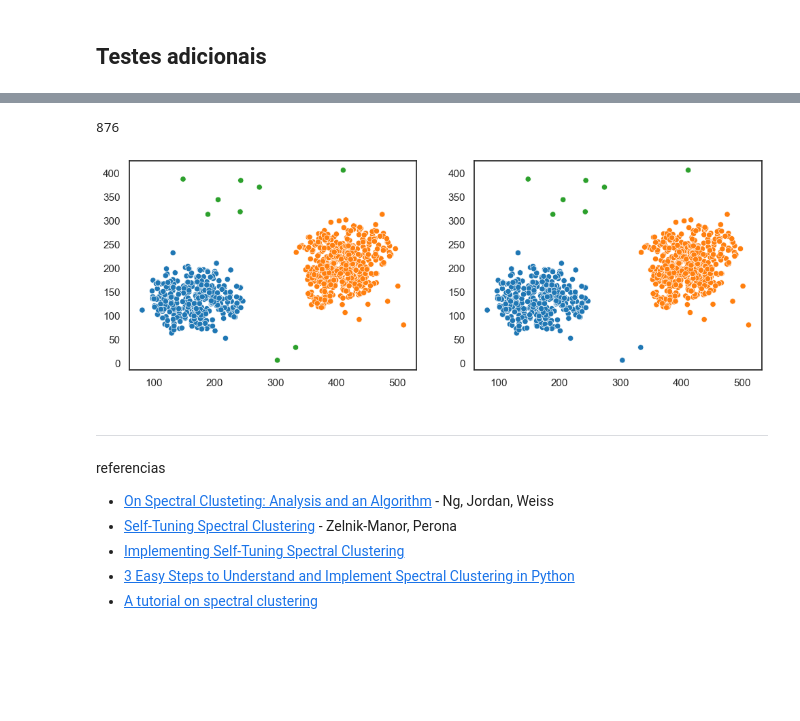
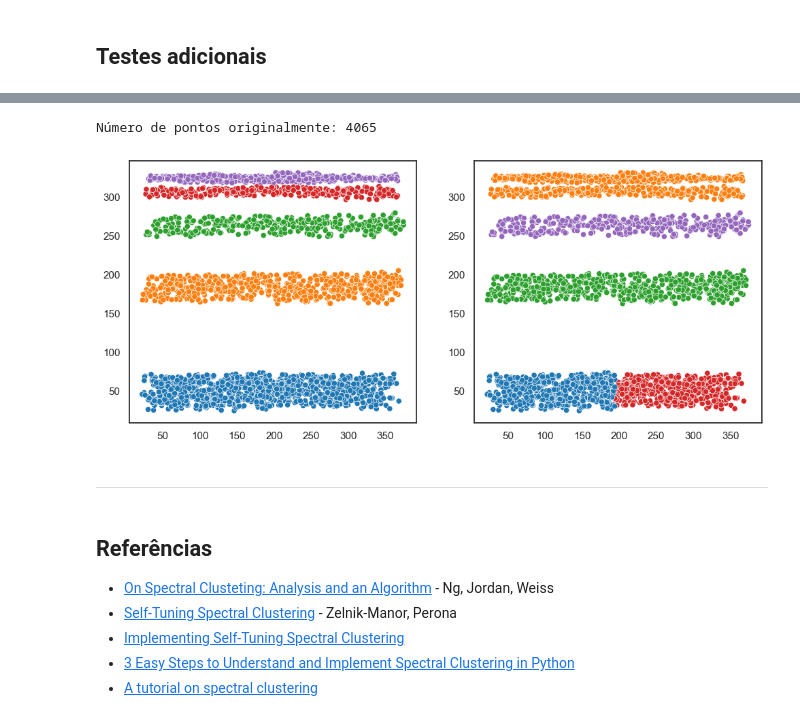
Before and after one commit to theuvargas/algebra-linear-aplicada, a Jupyter notebook: espectral.ipynb, the cells around one changed output, grey strips where cells are left out. Saved outputs shown, nothing was run; the diff lists cells and outputs as text; code cells hidden in the pictures; blank space fills up the shorter version.

Commit message:
ajustes nos testes

```diff
--- a/espectral.ipynb
+++ b/espectral.ipynb
@@ -431,9 +433,2 @@ testa_clusterizacao(
 # %%
 import pandas as pd
-# %%
-def testa_clusterizacao2(X, algoritmo):
-    fig, axes = plt.subplots(1, 2, figsize=(12, 4))
-    sns.scatterplot(X, x="x", y="y", hue="color", palette="tab10", legend=False, ax=axes[0])
-    sns.scatterplot(X, x="x", y="y", hue=algoritmo.fit_predict(X[["x", "y"]]), palette="tab10", legend=False, ax=axes[1])
-    axes[0].set(xlabel=None, ylabel=None)
-    axes[1].set(xlabel=None, ylabel=None)
@@ -468,4 +434,0 @@ sns.scatterplot(supernova, x="x", y="y", hue="color", palette="tab10")
-# %%
-remove_n = 8714
-indices = np.random.choice(supernova.index, remove_n, replace=False)
-supernova = supernova.drop(indices)
@@ -493,16 +435,26 @@ testa_clusterizacao2(isolation, KMeans(3))
-# %%
-outliers = pd.read_csv("testes/outliers.csv")
-len(outliers)
-# %% [output]
-876
-# %%
-testa_clusterizacao2(outliers, Espectral2(3))
-# %% [output]
-[figure, removed]
+# %%
+def testa_clusterizacao2(nome_arquivo, algoritmo, max_pontos=2500):
+    X = pd.read_csv(f"testes/{nome_arquivo}.csv")
+    print("Número de pontos originalmente:", len(X))
+    if len(X) > max_pontos:
+        remove_n = len(X) - max_pontos
+        indices = np.random.choice(X.index, remove_n, replace=False)
+        X = X.drop(indices)
+
+    fig, axes = plt.subplots(1, 2, figsize=(12, 5))
+    sns.scatterplot(X, x="x", y="y", hue="color", palette="tab10", legend=False, ax=axes[0])
+    sns.scatterplot(X, x="x", y="y", hue=algoritmo.fit_predict(X[["x", "y"]]), palette="tab10", legend=False, ax=axes[1])
+    axes[0].set(xlabel=None, ylabel=None)
+    axes[1].set(xlabel=None, ylabel=None)
+# %%
+testa_clusterizacao2("lines", Espectral2(5))
+# %% [output]
+Número de pontos originalmente: 4065
+[figure, added]
 # %% [markdown]
 ---
 # %% [markdown]
-referencias
+## Referências
 - [On Spectral Clusteting: Analysis and an Algorithm](https://ai.stanford.edu/~ang/papers/nips01-spectral.pdf) - Ng, Jordan, Weiss
 - [Self-Tuning Spectral Clustering](https://proceedings.neurips.cc/paper_files/paper/2004/file/40173ea48d9567f1f393b20c855bb40b-Paper.pdf) - Zelnik-Manor, Perona
 - [Implementing Self-Tuning Spectral Clustering](https://huiwenn.github.io/spectral-clustering)
```
Also changed, not shown: parts of 13 cells of this notebook.
